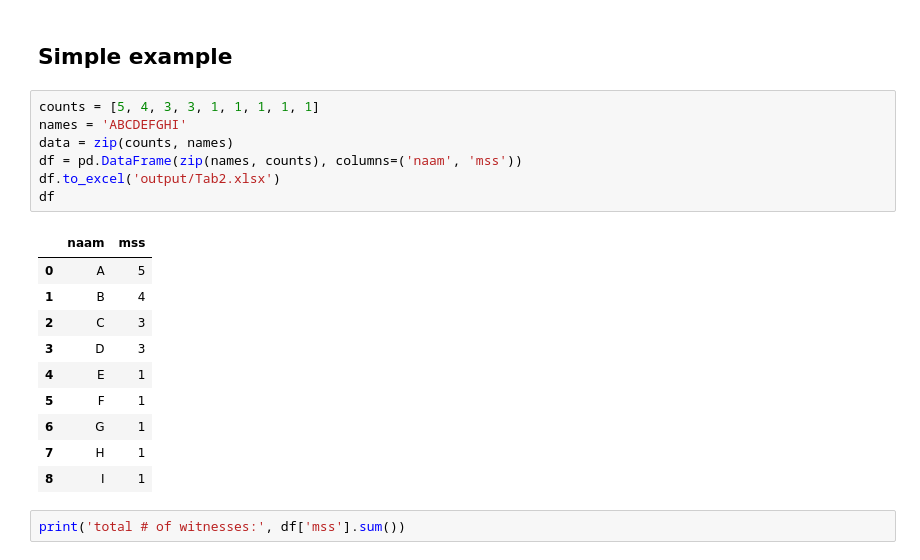
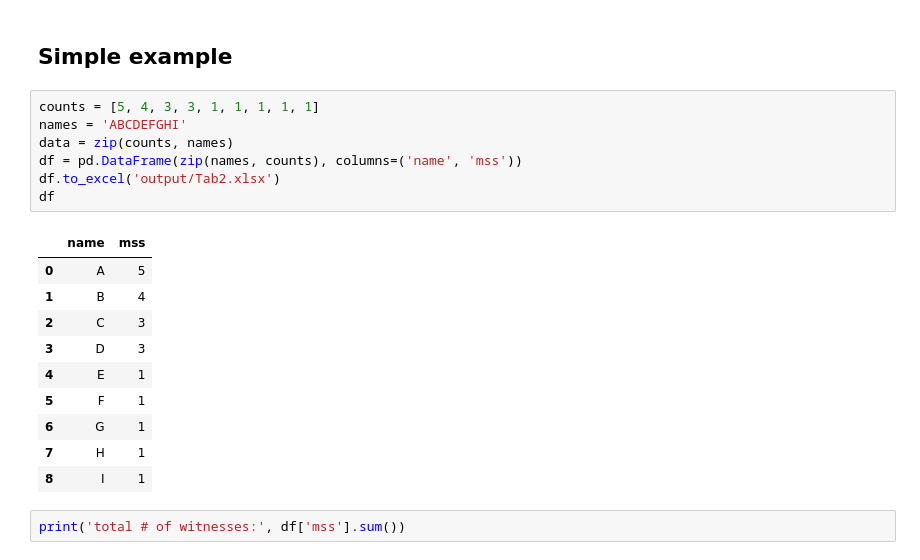
Before and after one commit to ThorkellMoon/FASNL_loss, a Jupyter notebook: analysis.ipynb, the cells around one changed output. Cells and saved outputs as stored; diff of their text form.

```diff
--- a/analysis.ipynb
+++ b/analysis.ipynb
@@ -197,12 +197,12 @@ t - bias
 # %%
 counts = [5, 4, 3, 3, 1, 1, 1, 1, 1]
 names = 'ABCDEFGHI'
 data = zip(counts, names)
-df = pd.DataFrame(zip(names, counts), columns=('naam', 'mss'))
+df = pd.DataFrame(zip(names, counts), columns=('name', 'mss'))
 df.to_excel('output/Tab2.xlsx')
 df
 # %% [output]
-|  | naam | mss |
+|  | name | mss |
 | 0 | A | 5 |
 | 1 | B | 4 |
 | 2 | C | 3 |
```
Also changed, not shown: parts of 2 cells of this notebook, 6 other files.
